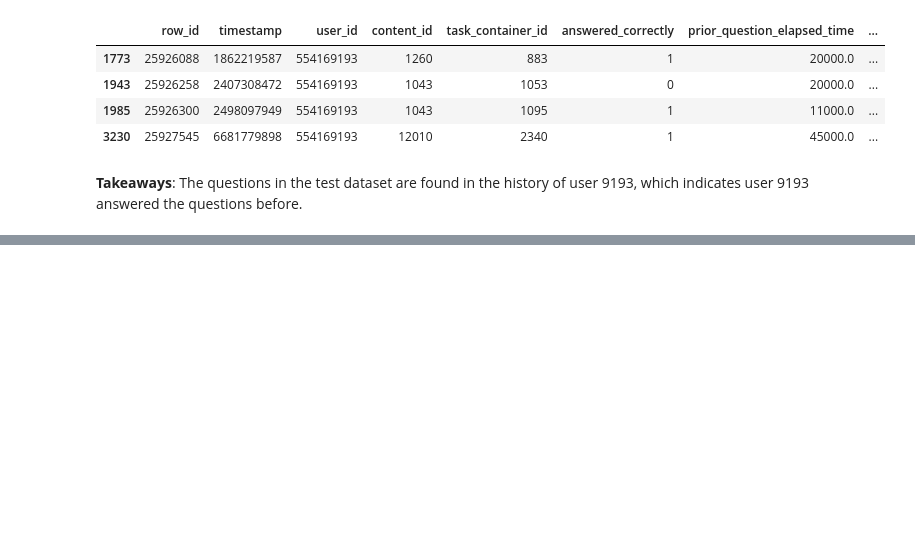
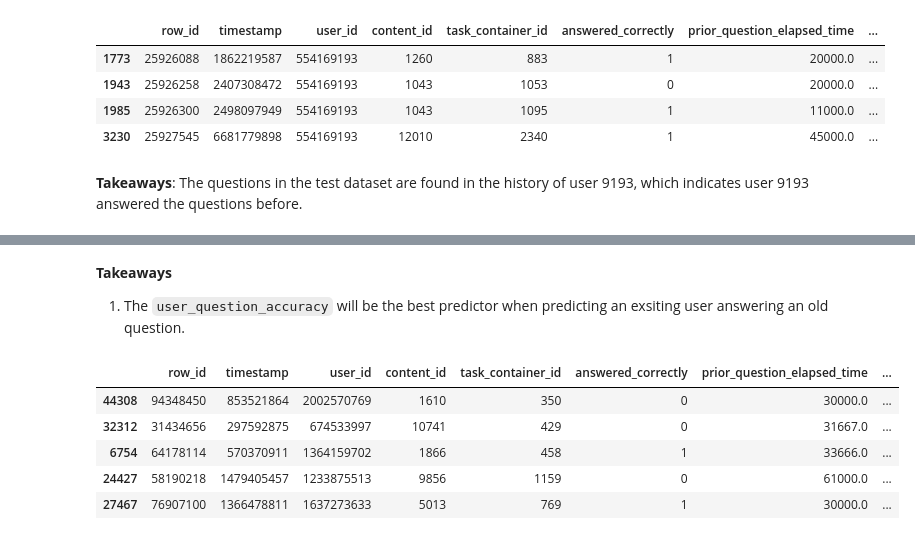
Before and after one commit to Yongliang-Shi/riiid_answer_correctness_prediction, a Jupyter notebook: explore_user_history_in_test_dataset.ipynb, the cells around one changed output, grey strips where cells are left out. Drawn from its saved outputs; the diff is of its cells as text; code cells hidden in the pictures; blank space fills up the shorter version.

```diff
--- a/explore_user_history_in_test_dataset.ipynb
+++ b/explore_user_history_in_test_dataset.ipynb
@@ -726,0 +343,18 @@ plt.show()
+# %% [markdown]
+**Takeaways**
+1. The `user_question_accuracy` will be the best predictor when predicting an exsiting user answering an old question.
+# %%
+# Concat the user_ques_acc to the df
+df = df.merge(user_question_accuracy, how='left',
+              left_on = ['user_id', 'content_id'],
+              right_on = ['user_id', 'content_id'])
+
+# Print 5 random samples of the new dataset
+df.sample(5)
+# %% [output]
+|  | row_id | timestamp | user_id | content_id | task_container_id | answered_correctly | prior_question_elapsed_time | ... |
+| 44308 | 94348450 | 853521864 | 2002570769 | 1610 | 350 | 0 | 30000.0 | ... |
+| 32312 | 31434656 | 297592875 | 674533997 | 10741 | 429 | 0 | 31667.0 | ... |
+| 6754 | 64178114 | 570370911 | 1364159702 | 1866 | 458 | 1 | 33666.0 | ... |
+| 24427 | 58190218 | 1479405457 | 1233875513 | 9856 | 1159 | 0 | 61000.0 | ... |
+| 27467 | 76907100 | 1366478811 | 1637273633 | 5013 | 769 | 1 | 30000.0 | ... |
```
Also changed, not shown: parts of 77 cells of this notebook.
